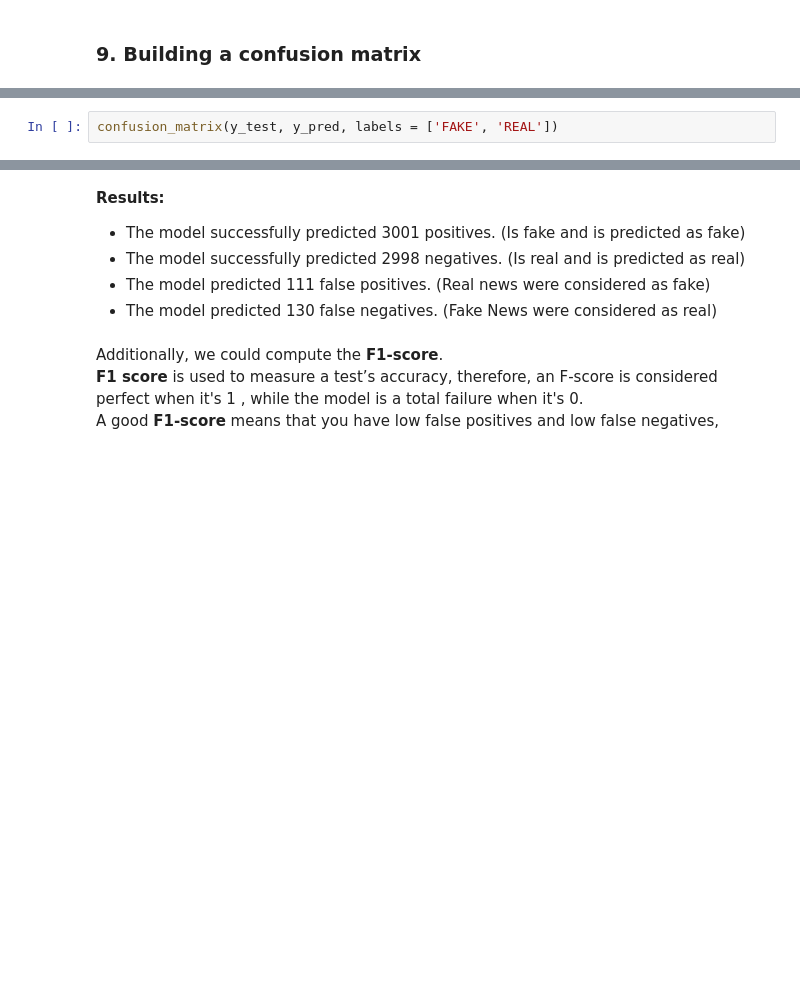
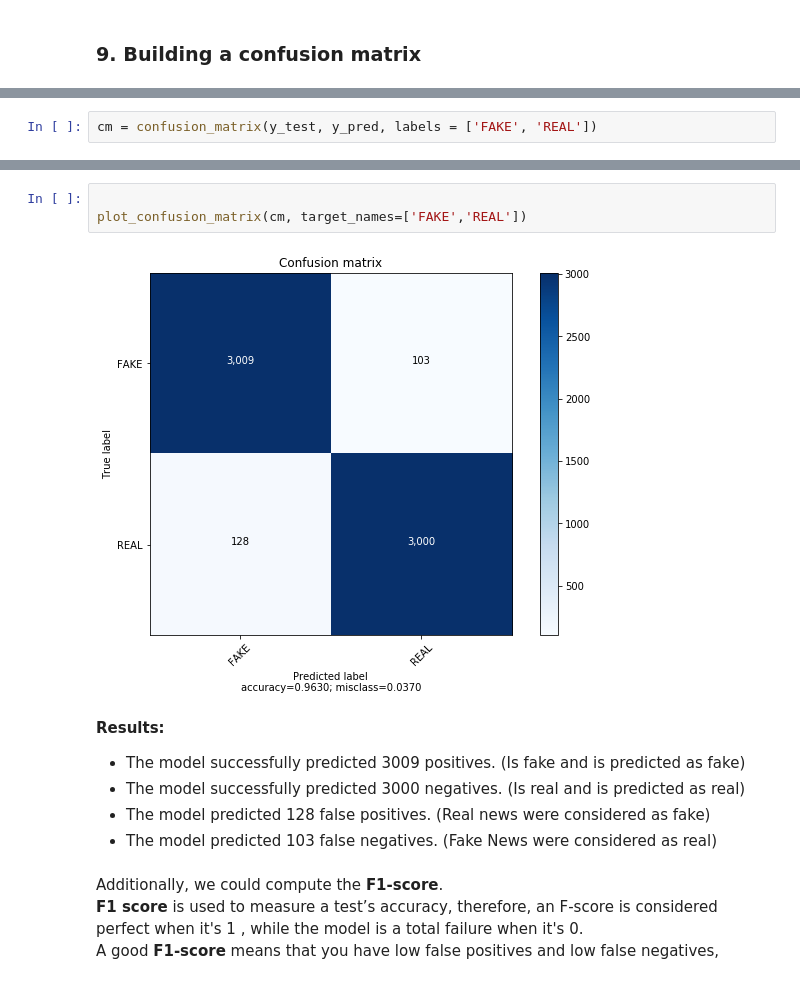
Before and after one commit to LisannaL/Prog-Final-Project, a Jupyter notebook: finalProject.ipynb, the cells around one changed output, grey strips where cells are left out. Drawn from its saved outputs; the diff is of its cells as text; blank space fills up the shorter version.

Commit message:
Visualized confusion matrices

```diff
--- a/finalProject.ipynb
+++ b/finalProject.ipynb
@@ -146,2 +155,2 @@ from sklearn.metrics import confusion_matrix
 # %%
-confusion_matrix(y_test, y_pred, labels = ['FAKE', 'REAL'])
+cm = confusion_matrix(y_test, y_pred, labels = ['FAKE', 'REAL'])
@@ -151,9 +204,14 @@ array([[3004,  108],
+# %%
+
+plot_confusion_matrix(cm, target_names=['FAKE','REAL'])
+# %% [output]
+[figure, added]
 # %% [markdown]
 __Results:__ <br>
-* The model successfully predicted 3001 positives. (Is fake and is predicted as fake)
-* The model successfully predicted 2998 negatives. (Is real and is predicted as real)
-* The model predicted 111 false positives. (Real news were considered as fake)
-* The model predicted 130 false negatives. (Fake News were considered as real)
+* The model successfully predicted 3009 positives. (Is fake and is predicted as fake)
+* The model successfully predicted 3000 negatives. (Is real and is predicted as real)
+* The model predicted 128 false positives. (Real news were considered as fake)
+* The model predicted 103 false negatives. (Fake News were considered as real)
 # %% [markdown]
 Additionally, we could compute the __F1-score__. <br>
 __F1 score__ is used to measure a test’s accuracy, therefore, an F-score is considered perfect when it's 1 , while the model is a total failure when it's 0.<br>  A good __F1-score__ means that you have low false positives and low false negatives,
```
Also changed, not shown: parts of 28 cells of this notebook.
